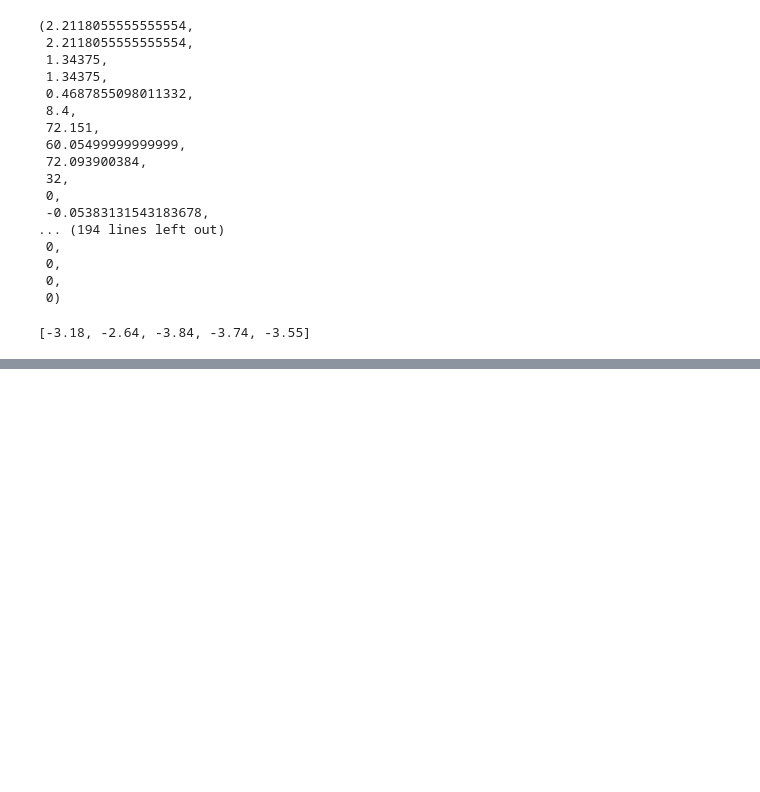
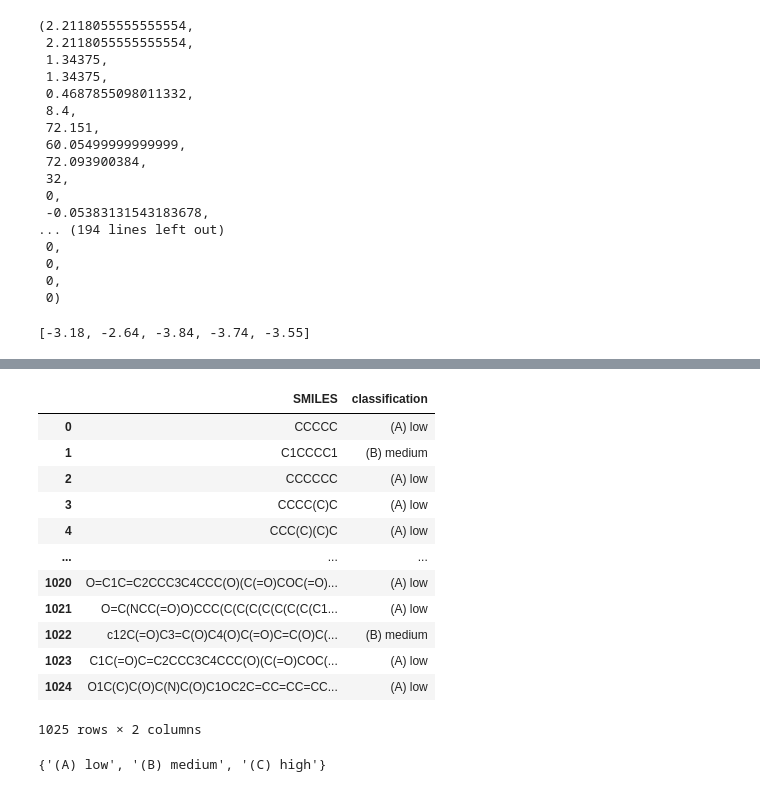
Before and after one commit to yoshimethod/bioinformatics, a Jupyter notebook: bioinformatics_pr6.ipynb, the cells around one changed output, grey strips where cells are left out. Cells and saved outputs as stored; diff of their text form; code cells hidden in the pictures; blank space fills up the shorter version.

```diff
--- a/bioinformatics_pr6.ipynb
+++ b/bioinformatics_pr6.ipynb
@@ -504,0 +525,24 @@ plt.show()
+# %%
+X = [mol.GetPropsAsDict()['smiles'] for mol in train]
+y = [mol.GetPropsAsDict()['SOL_classification'] for mol in train]
+
+df = pd.DataFrame({'SMILES': X, 'classification': y})
+df
+# %% [output]
+|  | SMILES | classification |
+| 0 | CCCCC | (A) low |
+| 1 | C1CCCC1 | (B) medium |
+| 2 | CCCCCC | (A) low |
+| 3 | CCCC(C)C | (A) low |
+| 4 | CCC(C)(C)C | (A) low |
+| ... | ... | ... |
+| 1020 | O=C1C=C2CCC3C4CCC(O)(C(=O)COC(=O)... | (A) low |
+| 1021 | O=C(NCC(=O)O)CCC(C(C(C(C(C(C(C(C1... | (A) low |
+| 1022 | c12C(=O)C3=C(O)C4(O)C(=O)C=C(O)C(... | (B) medium |
+| 1023 | C1C(=O)C=C2CCC3C4CCC(O)(C(=O)COC(... | (A) low |
+| 1024 | O1C(C)C(O)C(N)C(O)C1OC2C=CC=CC=CC... | (A) low |
+1025 rows × 2 columns
+# %%
+set(df['classification'])
+# %% [output]
+{'(A) low', '(B) medium', '(C) high'}
```
Also changed, not shown: parts of 15 cells of this notebook.
